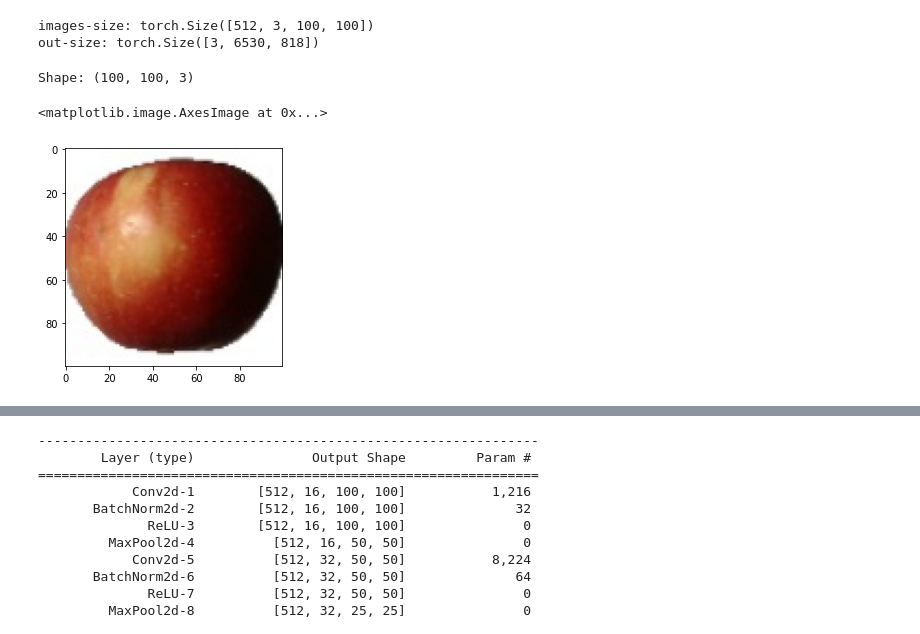
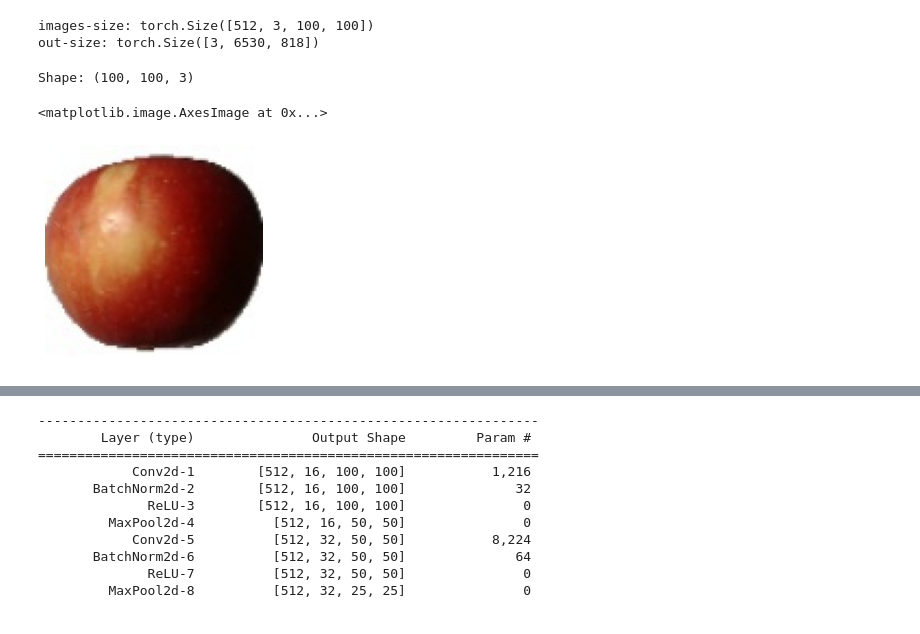
Before and after one commit to JODGEW/Fruit-Classification, a Jupyter notebook: classification.ipynb, the cells around one changed output, grey strips where cells are left out. Cells and saved outputs as stored; diff of their text form; code cells hidden in the pictures.

```diff
--- a/classification.ipynb
+++ b/classification.ipynb
@@ -99,14 +99,15 @@ out-size: torch.Size([3, 6530, 818])
 # %%
 example_train_path = '../archive/fruits-360_dataset/fruits-360/Training/'
 path = '../archive/fruits-360_dataset/fruits-360'
 img = cv2.imread(example_train_path + "Apple Braeburn/0_100.jpg")
 img = cv2.cvtColor(img, cv2.COLOR_BGR2RGB)
 print("Shape:", img.shape)
+plt.axis('off')
 plt.imshow(img)
 # %% [output]
 Shape: (100, 100, 3)
 <matplotlib.image.AxesImage at 0x...>
-[figure, old version]
+[figure, new version]
 # %%
 import random
 
```
Also changed, not shown: parts of 33 cells of this notebook, 2 other files.
